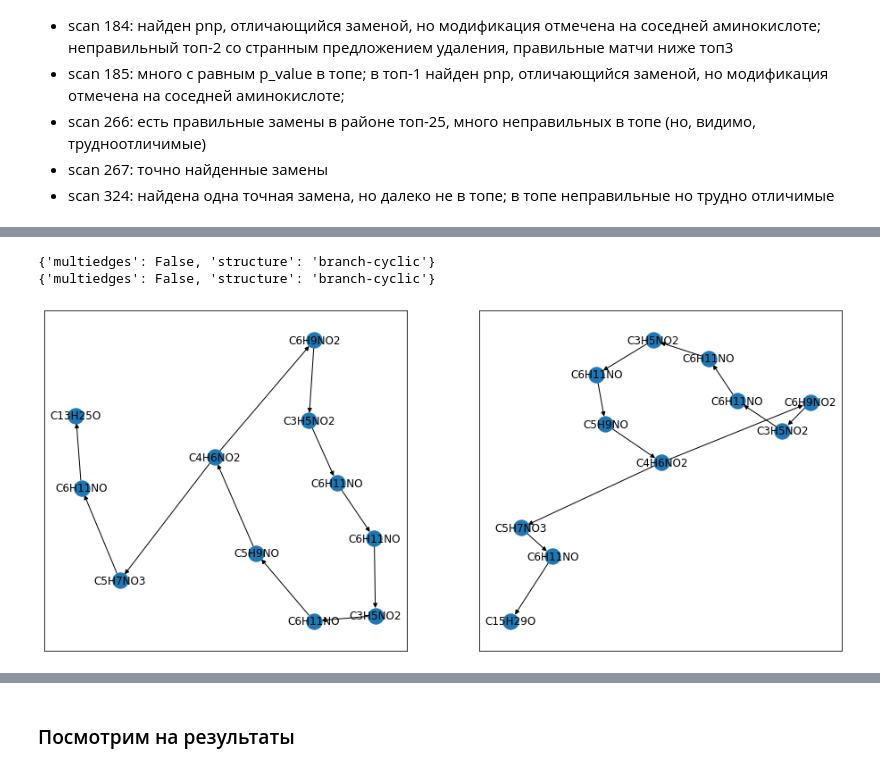
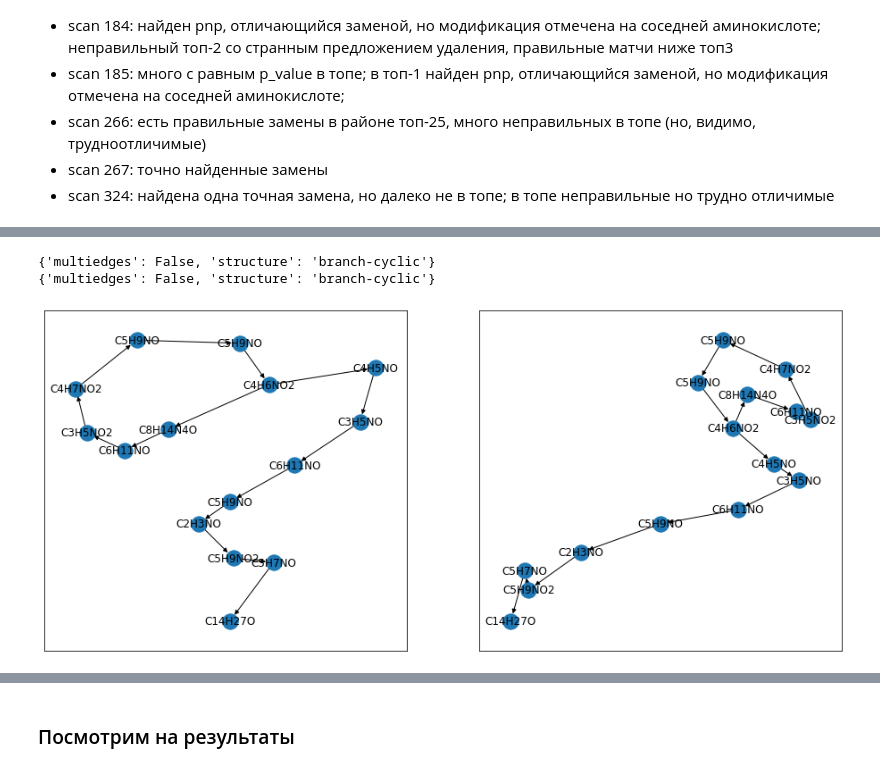
Before and after one commit to Nik9kin/var-scoring, a Jupyter notebook: var_scoring.ipynb, the cells around one changed output, grey strips where cells are left out. Saved outputs shown, nothing was run; the diff lists cells and outputs as text; code cells hidden in the pictures.

```diff
--- a/var_scoring.ipynb
+++ b/var_scoring.ipynb
@@ -1291,13 +1059,13 @@ matches = {}
 # %%
-for scan in tqdm(correct_spectra.index):
-    spectrum_file = '../side_sources/gnps_positive_MH_unique/spectra/scan' + str(scan) + '.mgf'
+# for scan in tqdm(correct_spectra.index):
+#     spectrum_file = '../side_sources/gnps_positive_MH_unique/spectra/scan' + str(scan) + '.mgf'
 
-    matches[scan] = score_spec_db(spectrum_file)
-    with open('matches.txt', 'a') as file:
-        file.write(str(scan) + '\nbegin\n')
-        for p_value, ind in matches[scan]:
-            file.write(str(p_value) + ' ' + str(ind[0]) + ' ' + str(ind[1]) + '\n')
-        file.write('end\n')
+#     matches[scan] = score_spec_db(spectrum_file)
+#     with open('matches.txt', 'a') as file:
+#         file.write(str(scan) + '\nbegin\n')
+#         for p_value, ind in matches[scan]:
+#             file.write(str(p_value) + ' ' + str(ind[0]) + ' ' + str(ind[1]) + '\n')
+#         file.write('end\n')
 # %%
 %store -r matches
 # %%
@@ -1326,0 +1255,7 @@ len(matches)
+# %%
+i = 14
+
+plt.figure(figsize=(20, 10))
+plt.hist(modifications_in_pnpdb, bins=400, range=(i - 0.2, i + 0.2))
+# plt.hist(modifications_in_pnpdb, bins=400, range=(71.02, 71.10))
+plt.show()
@@ -1507,23 +1433,27 @@ len(matches_data)
 # %%
 data = pd.DataFrame(matches_data, columns=['scan', 'parent_mass',
                                            'ind', 'mass', 'num_aa', 'formula', 'structure', 'component',
-                                           'pvalue', 'score', 'mod mass shift', 'mod node', 'mod position',
+                                           'notblind_score', 'notblind_pvalue',
+                                           'score', 'pvalue', 'mod_position', 'mod_node', 'mod_mass_shift',
                                            'in_deg', 'out_deg', 'deg',
-                                           'notblind_pvalue', 'notbilnd_score', 'nps_score',
+                                           'nps_score', 'nps_mod_position', 'nps_mod_node', 'nps_mod_mass_shift',
+                                           'nps_in_deg', 'nps_out_deg', 'nps_deg',
 #                                            'mffinder_replacement', 'mffinder_indel',
-                                           'is_origin_pnp', 'is_cluster_correct', 'correctness',
+                                           'is_origin_pnp', 'is_cluster_correct', 'correctness', 'nps_correctness',
                                           ])
 # %%
 %store -r data
 # %% [output]
 Stored 'data' (DataFrame)
 # %%
+from MolecularFormulaFinder import mffinder
+
 replacements = []
 indels = []
 
 for i in tqdm(data.index):
-    if abs(data.loc[i, 'mod mass shift']) < 300.0:
-        prediction = mffinder.predict(data.loc[i, 'mod mass shift'], k=1)
+    if abs(data.loc[i, 'mod_mass_shift']) < 300.0:
+        prediction = mffinder.predict(data.loc[i, 'mod_mass_shift'], k=1)
         replacements.append(prediction[0][0][1])
         indels.append(prediction[1])
     else:
@@ -1639,27 +1649,27 @@ data.groupby('correctness').count()
 # %%
 # TEMPORARY
 
-pnp1 = new_pnp_graphs[820]
-pnp2 = new_pnp_graphs[324]
+pnp1 = new_pnp_graphs[3172]
+pnp2 = pnp_graphs[2425]
 
 print(pnp1.graph)
 print(pnp2.graph)
 fig = plt.figure(figsize = (16, 7))
 l1 = {}
 l2 = {}
 for i in range(pnp1.number_of_nodes()):
     l1[i] = pnp1.nodes[i]['formula']
 for i in range(pnp2.number_of_nodes()):
     l2[i] = pnp2.nodes[i]['formula']
 subax1 = plt.subplot(121)
 nx.draw_networkx(pnp1, labels=l1)
 subax2 = plt.subplot(122)
 nx.draw_networkx(pnp2, labels=l2)
 plt.show()
 # %% [output]
 {'multiedges': False, 'structure': 'branch-cyclic'}
 {'multiedges': False, 'structure': 'branch-cyclic'}
-[figure, old version]
+[figure, new version]
 # %%
 pnps.loc[[(0, 1062), (1, 185)]]
 # %% [output]
```
Also changed, not shown: parts of 75 cells of this notebook, 6 other files.
